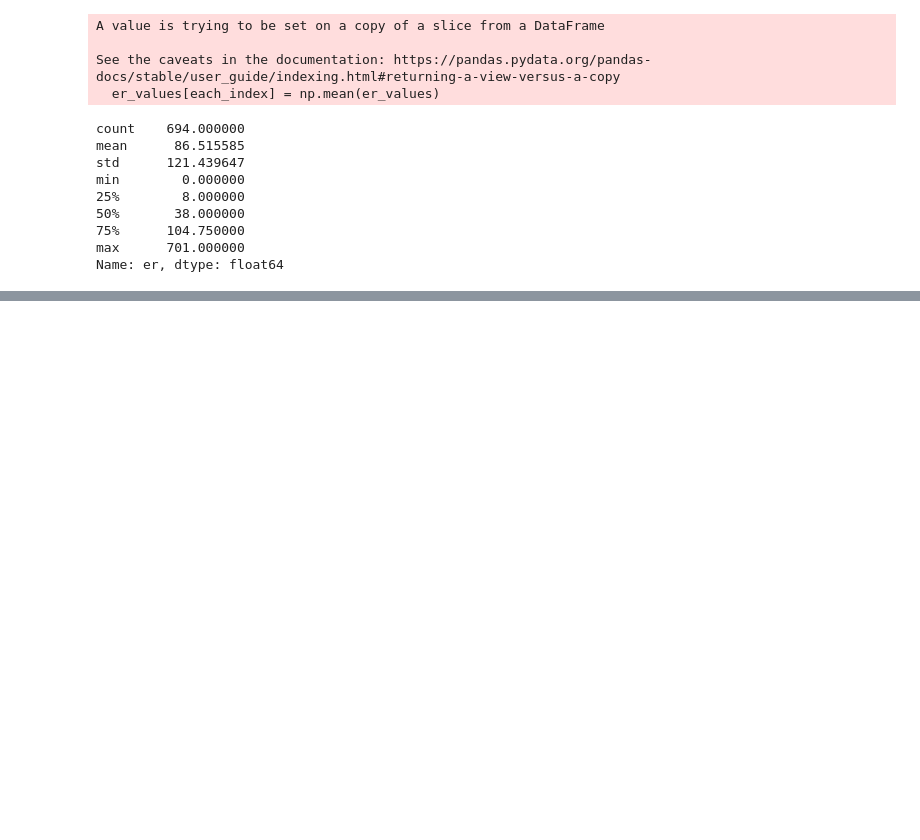
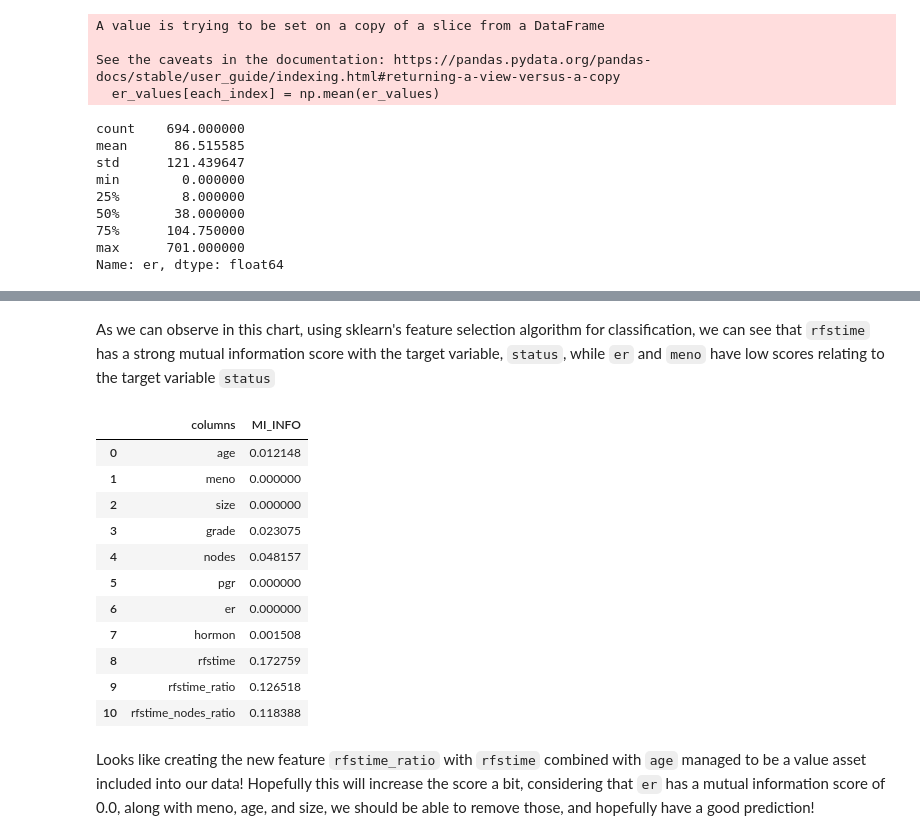
Before and after one commit to cthacker-udel/MLIntro, a Jupyter notebook: notebooks/breast_cancer/index.ipynb, the cells around one changed output, grey strips where cells are left out. Saved outputs shown, nothing was run; the diff lists cells and outputs as text; code cells hidden in the pictures; blank space fills up the shorter version.

Commit message:
Added attempt at feature engineering features within the dataset (managed to reach 80% on model, not consistently however), and pickleized the model.

```diff
--- a/notebooks/breast_cancer/index.ipynb
+++ b/notebooks/breast_cancer/index.ipynb
@@ -590,0 +634,32 @@ rfc.score(test_x, test_y)
+# %% [markdown]
+As we can observe in this chart, using sklearn's feature selection algorithm for classification, we can see that `rfstime` has a strong mutual information score with the target variable, `status`, while `er` and `meno` have low scores relating to the target variable `status`
+# %%
+# Lets try to create new features around rfstime that will perhaps add an extra positive feature to our dataset, closely related with rfstime
+
+bcd_clone_ratio = bcd_clone.copy().drop(columns=['Unnamed: 0', 'pid'])
+
+bcd_clone_ratio['rfstime_ratio'] = bcd_clone_ratio['rfstime'] / bcd_clone_ratio['age']
+bcd_clone_ratio['rfstime_nodes_ratio'] = bcd_clone_ratio['rfstime'] / bcd_clone_ratio['nodes']
+
+ratio_mi_info = mutual_info_classif(bcd_clone_ratio.drop(columns=['status']), bcd_clone_ratio['status'])
+
+updated_mi_info = pd.DataFrame({'columns': bcd_clone_ratio.drop(columns=['status']).columns})
+
+updated_mi_info['MI_INFO'] = ratio_mi_info
+
+updated_mi_info
+# %% [output]
+|  | columns | MI_INFO |
+| 0 | age | 0.012148 |
+| 1 | meno | 0.000000 |
+| 2 | size | 0.000000 |
+| 3 | grade | 0.023075 |
+| 4 | nodes | 0.048157 |
+| 5 | pgr | 0.000000 |
+| 6 | er | 0.000000 |
+| 7 | hormon | 0.001508 |
+| 8 | rfstime | 0.172759 |
+| 9 | rfstime_ratio | 0.126518 |
+| 10 | rfstime_nodes_ratio | 0.118388 |
+# %% [markdown]
+Looks like creating the new feature `rfstime_ratio` with `rfstime` combined with `age` managed to be a value asset included into our data! Hopefully this will increase the score a bit, considering that `er` has a mutual information score of 0.0, along with meno, age, and size, we should be able to remove those, and hopefully have a good prediction!
```
Also changed, not shown: parts of 19 cells of this notebook, 1 other file.
